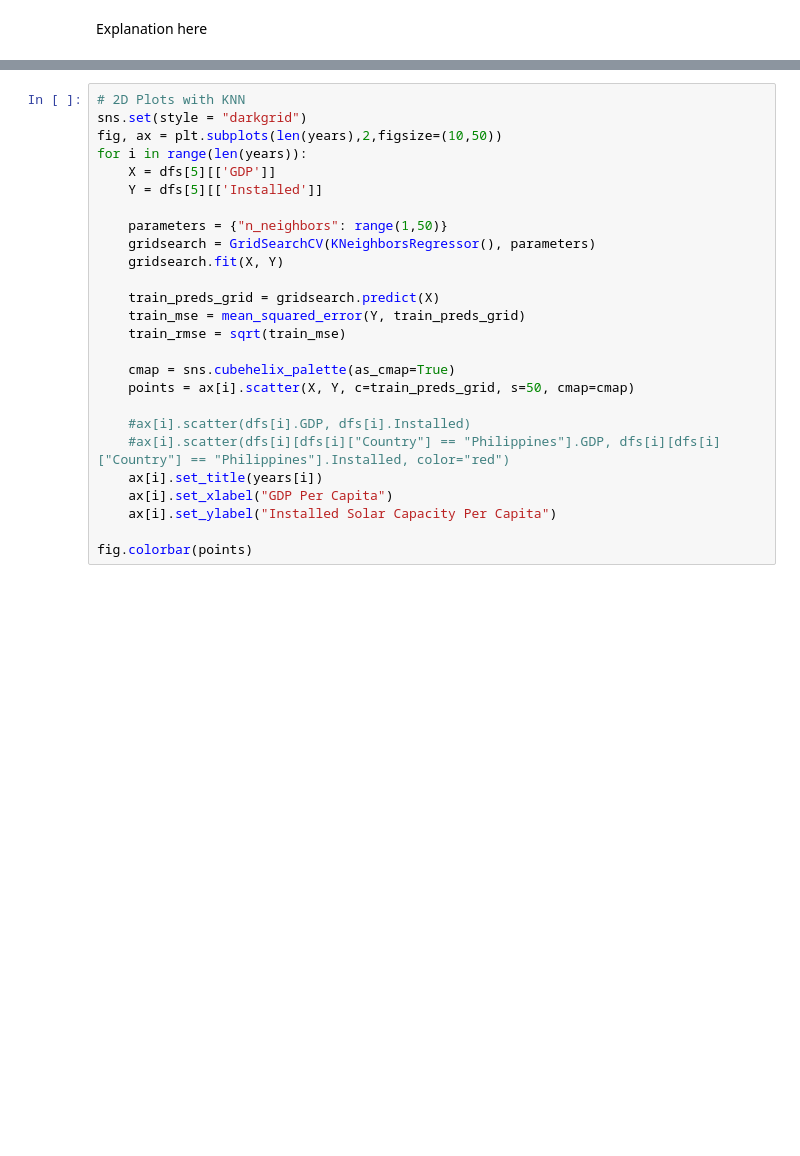
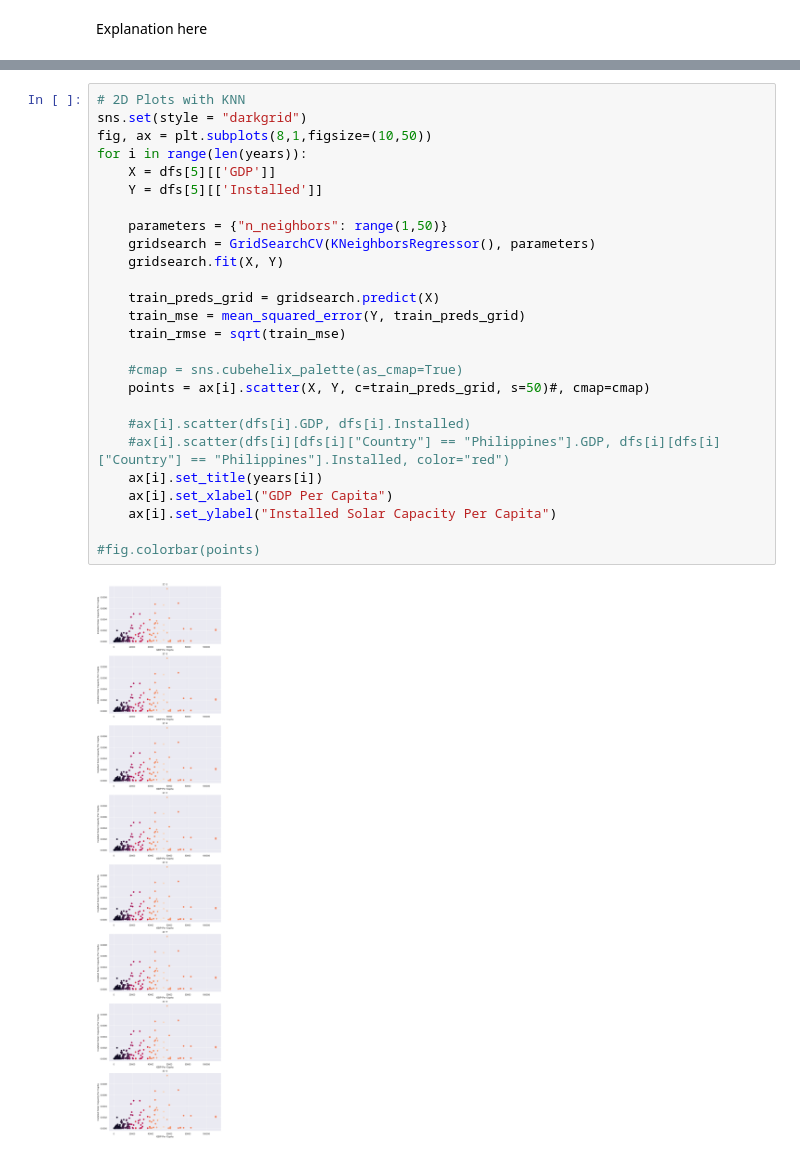
Before and after one commit to RaynorChavez/Solar-Wind-Energy-Analysis-Philippines, a Jupyter notebook: [Final] Philippines Solar and Wind Power Analysis.ipynb, the cells around one changed output, grey strips where cells are left out. Drawn from its saved outputs; the diff is of its cells as text; blank space fills up the shorter version.

```diff
--- a/[Final] Philippines Solar and Wind Power Analysis.ipynb
+++ b/[Final] Philippines Solar and Wind Power Analysis.ipynb
@@ -382,26 +412,28 @@ NameError: name 'Installed' is not defined
 # %%
 # 2D Plots with KNN
 sns.set(style = "darkgrid")
-fig, ax = plt.subplots(len(years),2,figsize=(10,50))
+fig, ax = plt.subplots(8,1,figsize=(10,50))
 for i in range(len(years)):
     X = dfs[5][['GDP']]
     Y = dfs[5][['Installed']]
 
     parameters = {"n_neighbors": range(1,50)}
     gridsearch = GridSearchCV(KNeighborsRegressor(), parameters)
     gridsearch.fit(X, Y)
 
     train_preds_grid = gridsearch.predict(X)
     train_mse = mean_squared_error(Y, train_preds_grid)
     train_rmse = sqrt(train_mse)
 
-    cmap = sns.cubehelix_palette(as_cmap=True)
-    points = ax[i].scatter(X, Y, c=train_preds_grid, s=50, cmap=cmap)
+    #cmap = sns.cubehelix_palette(as_cmap=True)
+    points = ax[i].scatter(X, Y, c=train_preds_grid, s=50)#, cmap=cmap)
 
     #ax[i].scatter(dfs[i].GDP, dfs[i].Installed)
     #ax[i].scatter(dfs[i][dfs[i]["Country"] == "Philippines"].GDP, dfs[i][dfs[i]["Country"] == "Philippines"].Installed, color="red")
     ax[i].set_title(years[i])
     ax[i].set_xlabel("GDP Per Capita")
     ax[i].set_ylabel("Installed Solar Capacity Per Capita")
 
-fig.colorbar(points)
+#fig.colorbar(points)
+# %% [output]
+[figure, added]
```
Also changed, not shown: parts of 7 cells of this notebook, 1 other file.
